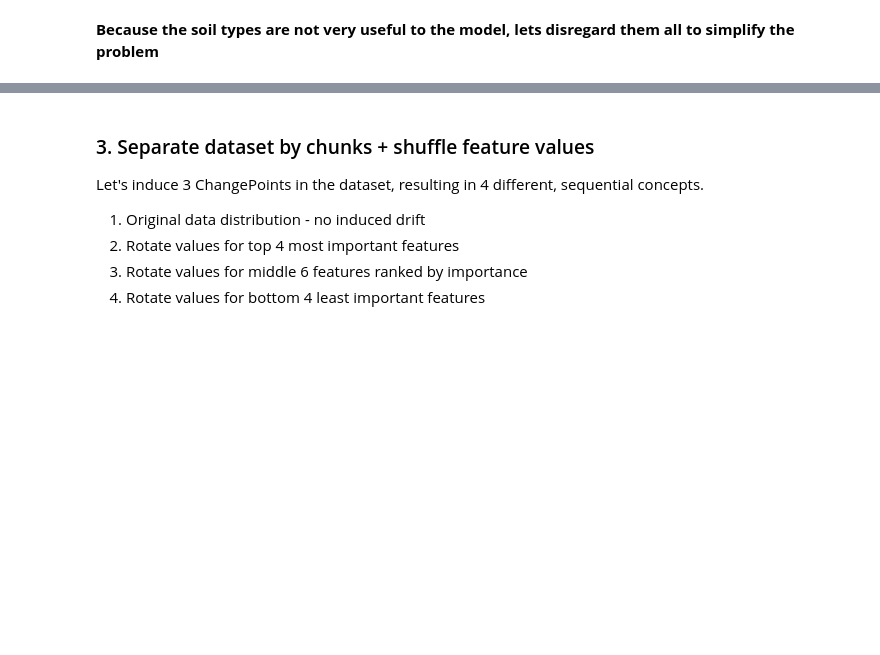
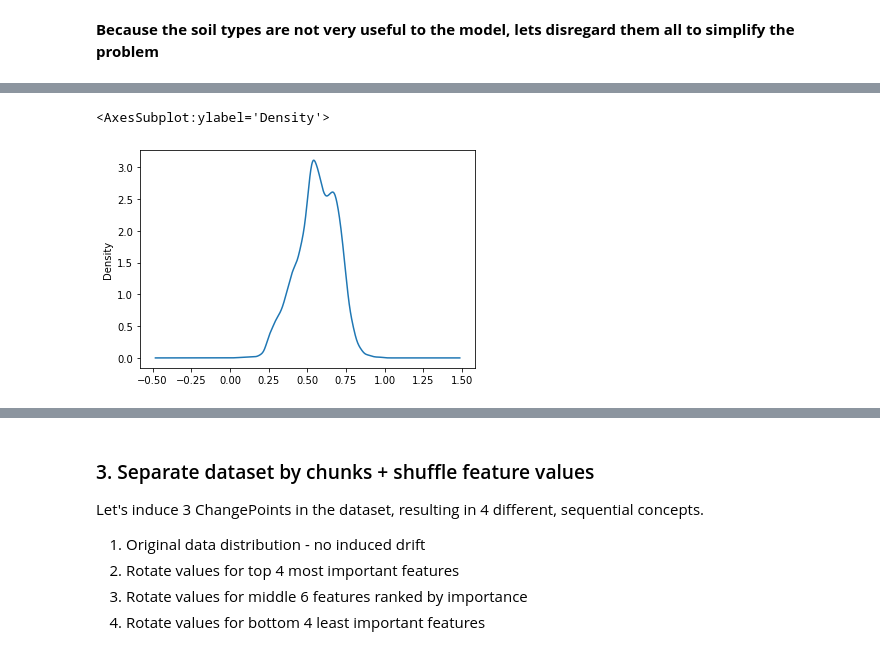
Before and after one commit to fastforwardlabs/concept-drift, a Jupyter notebook: notebooks/Covertype_EDA-fix.ipynb, the cells around one changed output, grey strips where cells are left out. Drawn from its saved outputs; the diff is of its cells as text; code cells hidden in the pictures; blank space fills up the shorter version.

```diff
--- a/notebooks/Covertype_EDA-fix.ipynb
+++ b/notebooks/Covertype_EDA-fix.ipynb
@@ -350,0 +353,2 @@ ranked_features
+# %%
+df = df.reset_index(drop=True)
@@ -350,0 +372,5 @@ ranked_features
+# %%
+df[:35000].elevation.plot(kind="kde")
+# %% [output]
+<AxesSubplot:ylabel='Density'>
+[figure, added]
```
Also changed, not shown: parts of 25 cells of this notebook, 1 other file.
